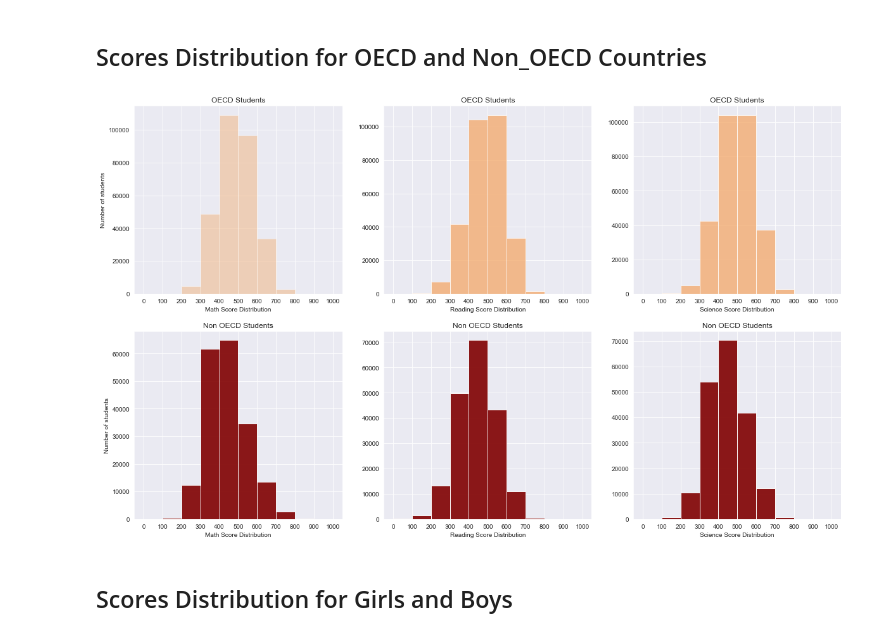
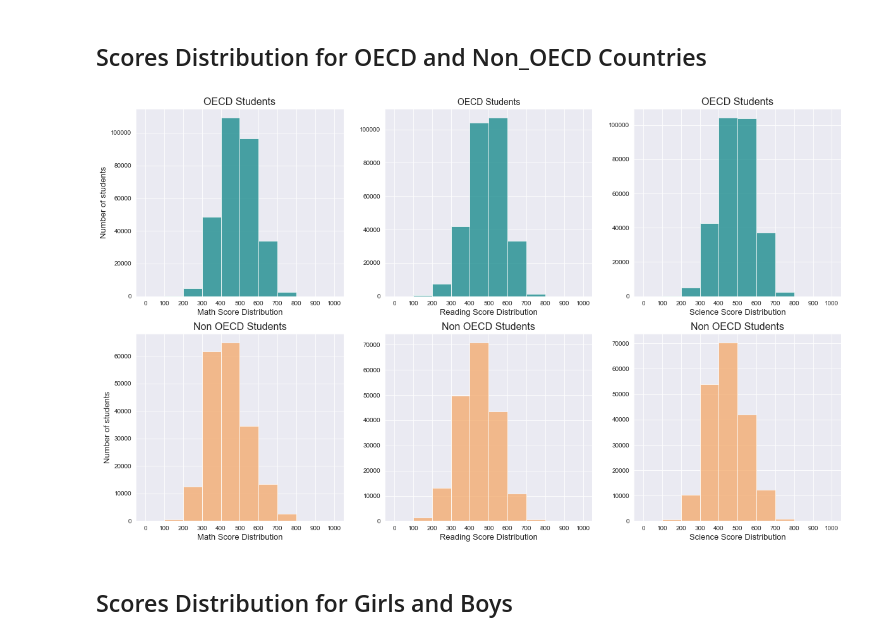
Before and after one commit to gwizamaryse/communicate-data-finding, a Jupyter notebook: exploration_PISA.ipynb, the cells around one changed output. Drawn from its saved outputs; the diff is of its cells as text; code cells hidden in the pictures.

```diff
--- a/exploration_PISA.ipynb
+++ b/exploration_PISA.ipynb
@@ -269,56 +269,58 @@ plt.figure(figsize = [20, 12])
 
 bins_hist = np.arange(0, 1000 + 1, 100)
 # 1st row  (OECD Countries)
 plt.subplot(2, 3, 1)
-colors=['#F4A460']
-color = ['#800000']
-plt.hist(OECD['math_average'], bins = bins_hist, alpha = 0.4, color=colors);
+color_OECD=['#008080']
+color_NOECD = ['#F4A460']
+xylabel = 13
+title =16
+plt.hist(OECD['math_average'], bins = bins_hist, alpha = 0.7, color=color_OECD);
 
 plt.xticks(bins_hist)
-plt.xlabel('Math Score Distribution');
-plt.ylabel('Number of students')
-plt.title("OECD Students");
+plt.xlabel('Math Score Distribution',fontsize=xylabel);
+plt.ylabel('Number of students',fontsize=xylabel)
+plt.title("OECD Students", fontsize=title);
 
 plt.subplot(2, 3, 2)
-plt.hist(OECD['reading_average'], bins = bins_hist,  alpha = 0.7, color=colors);
+plt.hist(OECD['reading_average'], bins = bins_hist,  alpha = 0.7, color=color_OECD);
 
 plt.xticks(bins_hist)
-plt.xlabel('Reading Score Distribution');
-plt.title("OECD Students");
+plt.xlabel('Reading Score Distribution',fontsize=xylabel);
+plt.title("OECD Students",fontsize=14);
 
 plt.subplot(2, 3, 3)
-plt.hist(OECD['science_average'], bins = bins_hist, alpha = 0.7, color=colors);
+plt.hist(OECD['science_average'], bins = bins_hist, alpha = 0.7, color=color_OECD);
 
 plt.xticks(bins_hist)
-plt.xlabel('Science Score Distribution');
-plt.title("OECD Students");
+plt.xlabel('Science Score Distribution',fontsize=xylabel);
+plt.title("OECD Students",fontsize=title);
 
 # 2nd row (Non OECD Countries)
 
 plt.subplot(2, 3, 4)
 
-plt.hist(Non_OECD['math_average'], bins = bins_hist, alpha = 0.9, color=color);
+plt.hist(Non_OECD['math_average'], bins = bins_hist, alpha = 0.7, color=color_NOECD);
 
 plt.xticks(bins_hist)
-plt.xlabel('Math Score Distribution');
-plt.ylabel('Number of students')
-plt.title("Non OECD Students");
+plt.xlabel('Math Score Distribution',fontsize=xylabel);
+plt.ylabel('Number of students',fontsize=xylabel)
+plt.title("Non OECD Students", fontsize=title);
 
 plt.subplot(2, 3, 5)
-plt.hist(Non_OECD['reading_average'], bins = bins_hist,  alpha = 0.9, color=color);
+plt.hist(Non_OECD['reading_average'], bins = bins_hist,  alpha = 0.7, color=color_NOECD);
 
 plt.xticks(bins_hist)
-plt.xlabel('Reading Score Distribution');
-plt.title("Non OECD Students");
+plt.xlabel('Reading Score Distribution',fontsize=xylabel);
+plt.title("Non OECD Students",fontsize=title);
 
 plt.subplot(2, 3, 6)
-plt.hist(Non_OECD['science_average'], bins = bins_hist, alpha = 0.9, color=color);
+plt.hist(Non_OECD['science_average'], bins = bins_hist, alpha = 0.7, color=color_NOECD);
 
 plt.xticks(bins_hist)
-plt.xlabel('Science Score Distribution');
-plt.title("Non OECD Students");
+plt.xlabel('Science Score Distribution',fontsize=xylabel);
+plt.title("Non OECD Students",fontsize=title);
 # %% [output]
-[figure, old version]
+[figure, new version]
 # %% [markdown]
 ## Scores Distribution for Girls and Boys
 # %%
```
Also changed, not shown: parts of 14 cells of this notebook.
